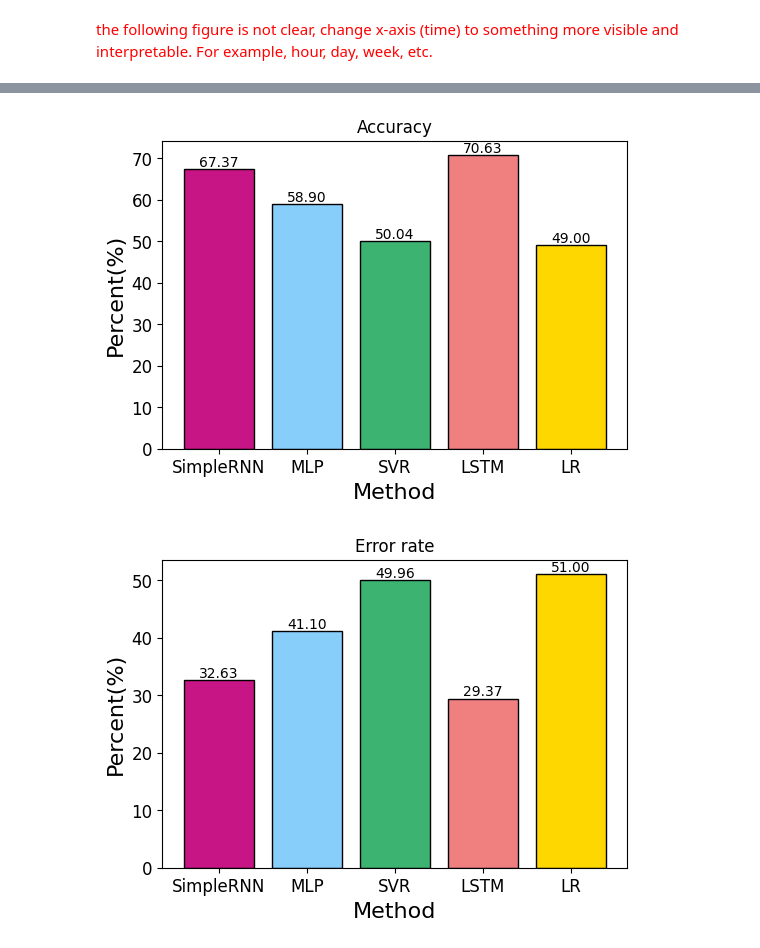
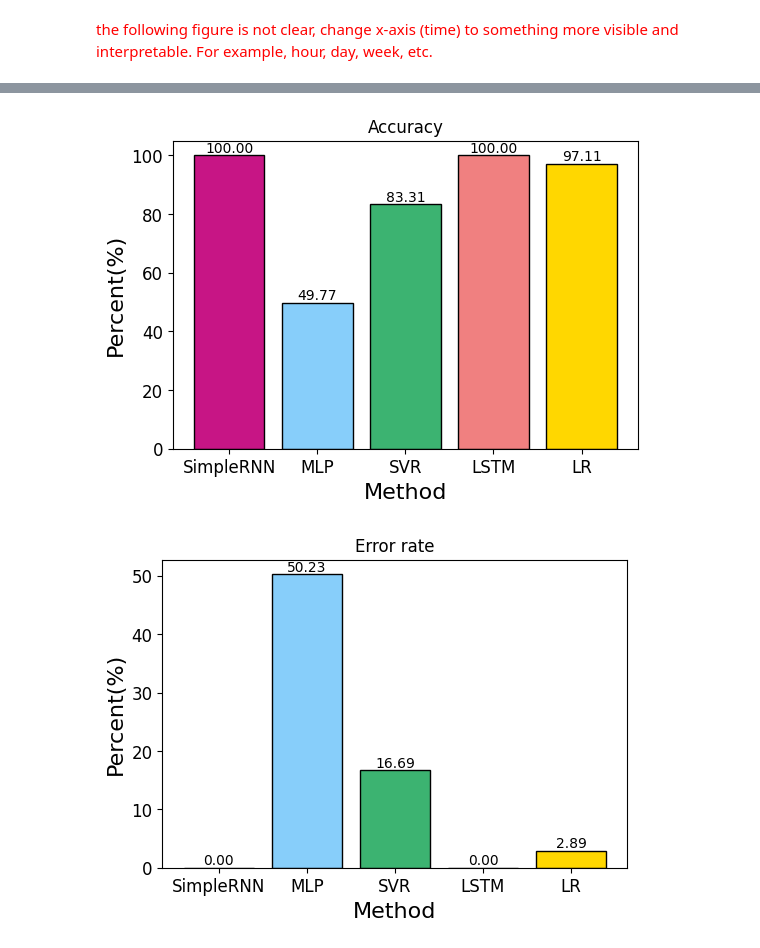
Before and after one commit to Dr-Isam-ALJAWARNEH/ds-project-lstm-forecasting, a Jupyter notebook: code/Project01_LSTM.ipynb, the cells around one changed output, grey strips where cells are left out. Drawn from its saved outputs; the diff is of its cells as text; code cells hidden in the pictures.

```diff
--- a/code/Project01_LSTM.ipynb
+++ b/code/Project01_LSTM.ipynb
@@ -1247,22 +1296,24 @@ predict_MLP=MLP_model.predict(x_test_multi_2d)
+# %%
+y_predicted_inv=scaler_y.inverse_transform(y_predicted)
 # %%
 from math import sqrt
 import numpy as np
 from sklearn.metrics import mean_squared_error as mse
 
 # Calculate rmse
-rmse_MLP = sqrt(mse(y_test_multi, predict_MLP))
+rmse_MLP = sqrt(mse(y_test_multi, y_predicted_inv))
 
 # Calculate mse
-mse_MLP = mse(y_test_multi, predict_MLP)
+mse_MLP = mse(y_test_multi, y_predicted_inv)
 
 # Calculate mae
-mae_MLP = mae(y_test_multi, predict_MLP)
+mae_MLP = mae(y_test_multi, y_predicted_inv)
 
 # Calculate Maximum Prediction Error
-max_prediction_error_MLP = np.max(np.abs(y_test_multi - predict_MLP))
+max_prediction_error_MLP = np.max(np.abs(y_test_multi - y_predicted_inv))
 
 # Calculate the number of correct predictions
-predict_MLPp=predict_MLP[:,2]
+predict_MLPp=y_predicted_inv[:,2]
 y_test_multii=y_test_multi[:,2]
 total_correct_predictions_MLP=0
 K=np.zeros(len(predict_MLPp))
@@ -1331,7 +1384,7 @@ import matplotlib.pyplot as plt
 import numpy as np
 
 x = ['SimpleRNN','MLP', 'SVR', 'LSTM', 'LR']
-y = [total_correct_predictions_SimpleRNN, total_correct_predictions_MLP, total_correct_predictions_SVR, total_correct_predictions_LSTM, total_correct_predictions_lr]
+y = [total_correct_predictions_rnn, total_correct_predictions_MLP, total_correct_predictions_SVR, total_correct_predictions_LSTM, total_correct_predictions_lr]
 
 width = 0.2
 colors = ['mediumvioletred','lightskyblue', 'mediumseagreen', 'lightcoral', 'gold']
@@ -1360,7 +1413,7 @@ import matplotlib.pyplot as plt
 import numpy as np
 
 x = ['SimpleRNN','MLP', 'SVR', 'LSTM', 'LR']
-y = [accuracy_SimpleRNN*100, accuracy_MLP*100, accuracy_SVR*100, accuracy_LSTM*100, accuracy_lr*100]
+y = [accuracy_rnn*100, accuracy_MLP*100, accuracy_SVR*100, accuracy_LSTM*100, accuracy_lr*100]
 
 width = 0.2
 colors = ['mediumvioletred','lightskyblue', 'mediumseagreen', 'lightcoral', 'gold']
@@ -1383,34 +1436,34 @@ for i, bar in enumerate(bars):
 
 plt.show()
 # %% [output]
-[figure, old version]
+[figure, new version]
 # %%
 import matplotlib.pyplot as plt
 import numpy as np
 
 x = ['SimpleRNN','MLP', 'SVR', 'LSTM', 'LR']
-y = [error_rate_SimpleRNN*100, error_rate_MLP*100, error_rate_SVR*100, error_rate_LSTM*100, error_rate_lr*100]
+y = [error_rate_rnn*100, error_rate_MLP*100, error_rate_SVR*100, error_rate_LSTM*100, error_rate_lr*100]
 
 width = 0.2
 colors = ['mediumvioletred','lightskyblue', 'mediumseagreen', 'lightcoral', 'gold']
 
 fig, ax = plt.subplots(figsize=(6, 4))
 
 bars = plt.bar([1, 2, 3, 4, 5], y, color=colors, edgecolor='black')
 
 plt.xlabel('Method', fontsize=16)
 plt.ylabel('Percent(%)', fontsize=16)
 plt.xticks([1, 2, 3, 4, 5], x, fontsize=12)
 plt.yticks(fontsize=12)
 plt.title("Error rate")
 
 for i, bar in enumerate(bars):
     bar.set_label(x[i])
     plt.text(bar.get_x() + bar.get_width() / 2, bar.get_height(), f'{y[i]:.2f}', ha='center', va='bottom')
 
 plt.show()
 # %% [output]
-[figure, old version]
+[figure, new version]
 # %%
 import matplotlib.pyplot as plt
 import numpy as np
```
Also changed, not shown: parts of 134 cells of this notebook, 11 other files.
